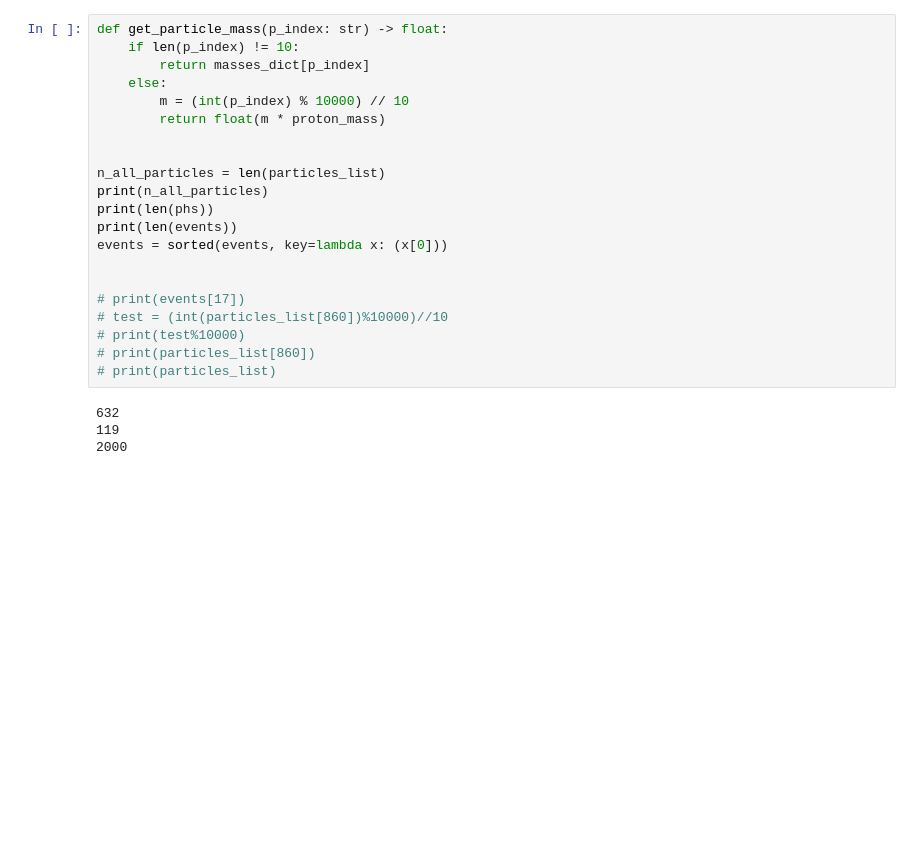
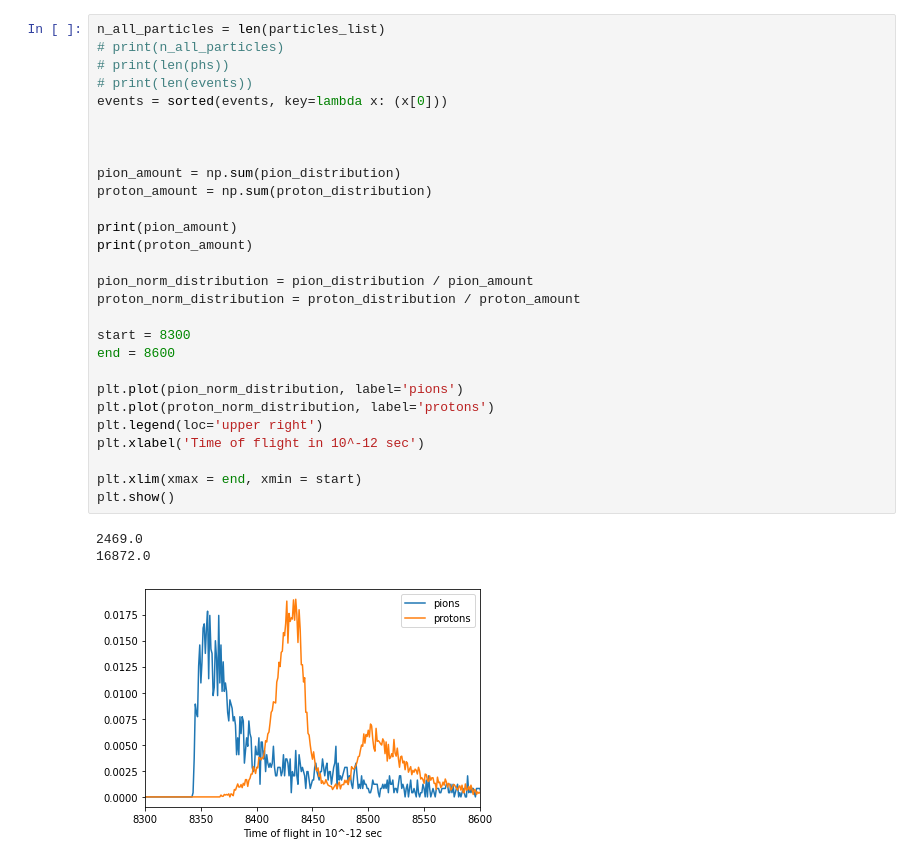
Before and after one commit to NeuTron1943/MicrochannelNN, a Jupyter notebook: Time_Analysis.ipynb, the cells around one changed output. Drawn from its saved outputs; the diff is of its cells as text; blank space fills up the shorter version.

```diff
--- a/Time_Analysis.ipynb
+++ b/Time_Analysis.ipynb
@@ -129,26 +178,33 @@ File #1 has been read
-# %%
-def get_particle_mass(p_index: str) -> float:
-    if len(p_index) != 10:
-        return masses_dict[p_index]
-    else:
-        m = (int(p_index) % 10000) // 10
-        return float(m * proton_mass)
-
-
-n_all_particles = len(particles_list)
-print(n_all_particles)
-print(len(phs))
-print(len(events))
-events = sorted(events, key=lambda x: (x[0]))
-
-
-# print(events[17])
-# test = (int(particles_list[860])%10000)//10
-# print(test%10000)
-# print(particles_list[860])
-# print(particles_list)
-# %% [output]
-632
-119
-2000
+# %%
+n_all_particles = len(particles_list)
+# print(n_all_particles)
+# print(len(phs))
+# print(len(events))
+events = sorted(events, key=lambda x: (x[0]))
+
+
+
+pion_amount = np.sum(pion_distribution)
+proton_amount = np.sum(proton_distribution)
+
+print(pion_amount)
+print(proton_amount)
+
+pion_norm_distribution = pion_distribution / pion_amount
+proton_norm_distribution = proton_distribution / proton_amount
+
+start = 8300
+end = 8600
+
+plt.plot(pion_norm_distribution, label='pions')
+plt.plot(proton_norm_distribution, label='protons')
+plt.legend(loc='upper right')
+plt.xlabel('Time of flight in 10^-12 sec')
+
+plt.xlim(xmax = end, xmin = start)
+plt.show()
+# %% [output]
+2469.0
+16872.0
+[figure, added]
 # %%
```
Also changed, not shown: parts of 3 cells of this notebook, 2 other files.
